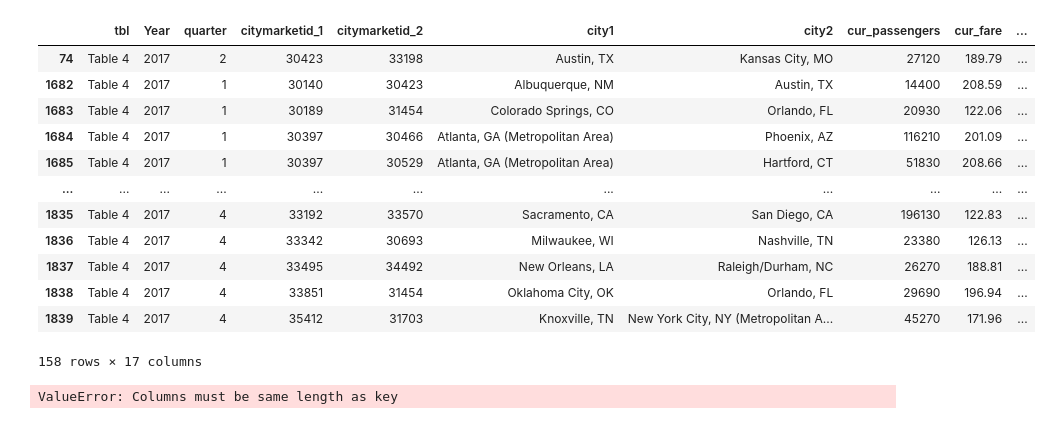
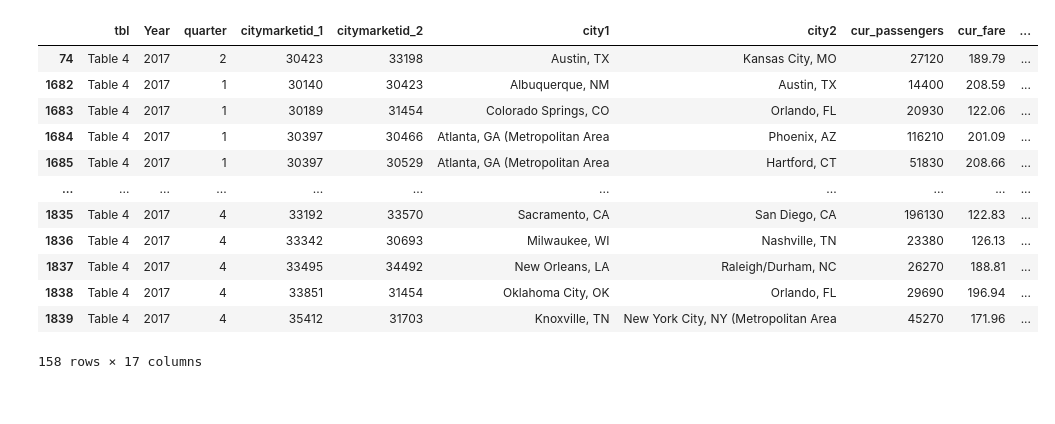
Before and after one commit to andrei-tabachk/airlines_airfare, a Jupyter notebook: data.ipynb, the cells around one changed output. Saved outputs shown, nothing was run; the diff lists cells and outputs as text; code cells hidden in the pictures.

```diff
--- a/data.ipynb
+++ b/data.ipynb
@@ -1,30 +1,26 @@
 # %%
 # sqlite_demo.py
 
 import sqlite3
 import pandas as pd
 
 from pathlib import Path
 
 # use pandas to create dataframe based on csv data
-df_airefare_decrease = pd.read_csv(r'C:\Users\andre\OneDrive\Documents\Columbia University - Class Work\Repositories\airlines_airfare\Consumer_Airfare_Report__Table_4_-_City-Pair_Markets_With_A_Substantial_Decrease_In_Average_Fare.csv')
+df_airefare_decrease = pd.read_csv(f'Consumer_Airfare_Report__Table_4_-_City-Pair_Markets_With_A_Substantial_Decrease_In_Average_Fare.csv')
 filtered_airefare_decrease = df_airefare_decrease[df_airefare_decrease['Year'] == 2017]
 filtered_airefare_decrease
 # %% [output]
 |  | tbl | Year | quarter | citymarketid_1 | citymarketid_2 | city1 | city2 | cur_passengers | cur_fare | ... |
 | 74 | Table 4 | 2017 | 2 | 30423 | 33198 | Austin, TX | Kansas City, MO | 27120 | 189.79 | ... |
 | 1682 | Table 4 | 2017 | 1 | 30140 | 30423 | Albuquerque, NM | Austin, TX | 14400 | 208.59 | ... |
 | 1683 | Table 4 | 2017 | 1 | 30189 | 31454 | Colorado Springs, CO | Orlando, FL | 20930 | 122.06 | ... |
-| 1684 | Table 4 | 2017 | 1 | 30397 | 30466 | Atlanta, GA (Metropolitan Area) | Phoenix, AZ | 116210 | 201.09 | ... |
-| 1685 | Table 4 | 2017 | 1 | 30397 | 30529 | Atlanta, GA (Metropolitan Area) | Hartford, CT | 51830 | 208.66 | ... |
+| 1684 | Table 4 | 2017 | 1 | 30397 | 30466 | Atlanta, GA (Metropolitan Area | Phoenix, AZ | 116210 | 201.09 | ... |
+| 1685 | Table 4 | 2017 | 1 | 30397 | 30529 | Atlanta, GA (Metropolitan Area | Hartford, CT | 51830 | 208.66 | ... |
 | ... | ... | ... | ... | ... | ... | ... | ... | ... | ... | ... |
 | 1835 | Table 4 | 2017 | 4 | 33192 | 33570 | Sacramento, CA | San Diego, CA | 196130 | 122.83 | ... |
 | 1836 | Table 4 | 2017 | 4 | 33342 | 30693 | Milwaukee, WI | Nashville, TN | 23380 | 126.13 | ... |
 | 1837 | Table 4 | 2017 | 4 | 33495 | 34492 | New Orleans, LA | Raleigh/Durham, NC | 26270 | 188.81 | ... |
 | 1838 | Table 4 | 2017 | 4 | 33851 | 31454 | Oklahoma City, OK | Orlando, FL | 29690 | 196.94 | ... |
-| 1839 | Table 4 | 2017 | 4 | 35412 | 31703 | Knoxville, TN | New York City, NY (Metropolitan A... | 45270 | 171.96 | ... |
+| 1839 | Table 4 | 2017 | 4 | 35412 | 31703 | Knoxville, TN | New York City, NY (Metropolitan Area | 45270 | 171.96 | ... |
 158 rows × 17 columns
-# %%
-filtered_airefare_decrease['Geocoded_City1'] = filtered_airefare_decrease['Geocoded_City1'].str.extract(r'\(([-+]?\d+\.\d+), ([-+]?\d+\.\d+)\)')
-# %% [output]
-ValueError: Columns must be same length as key
```
Also changed, not shown: parts of 4 cells of this notebook, 1 other file.
